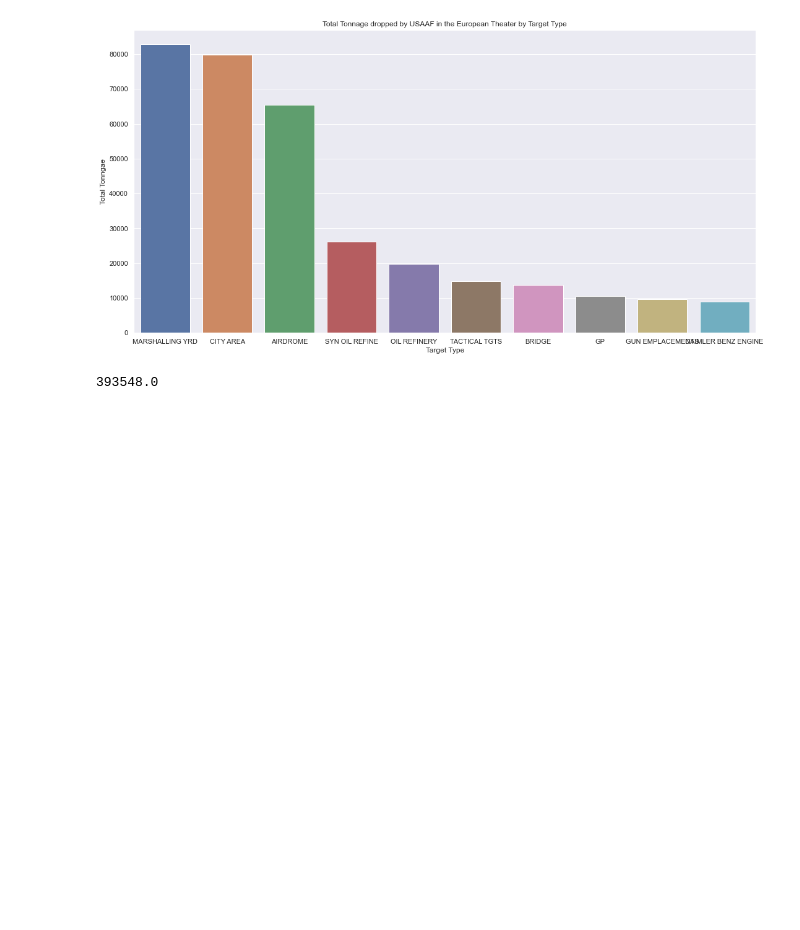
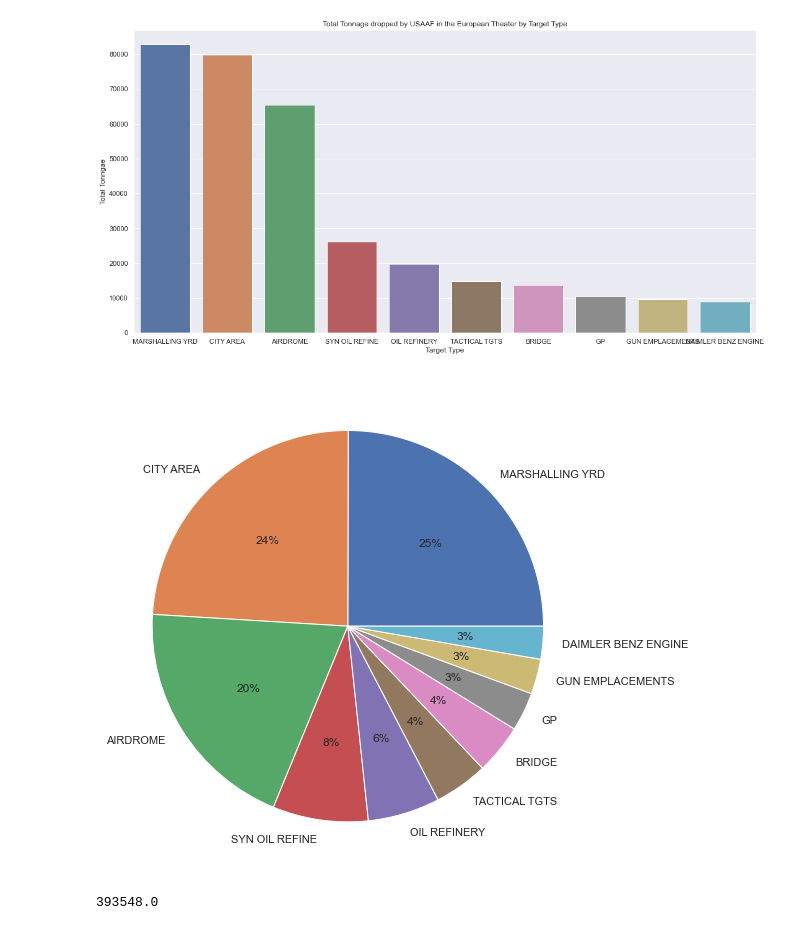
Before and after one commit to sidmurthy/ww2bombing, a Jupyter notebook: bombing_analysis.ipynb, the cells around one changed output. Saved outputs shown, nothing was run; the diff lists cells and outputs as text; code cells hidden in the pictures; blank space fills up the shorter version.

Commit message:
Added pie chart.

```diff
--- a/bombing_analysis.ipynb
+++ b/bombing_analysis.ipynb
@@ -553,6 +551,10 @@ plt.xlabel('Target Type')
 plt.title('Total Tonnage dropped by USAAF in the European Theater by Target Type');
 # %% [output]
 [figure]
+# %%
+plt.pie(x=us_eur_top10_tons_per_tgt[('TOTAL_TONS', 'sum')], labels=us_eur_top10_tons_per_tgt['TGT_TYPE'], autopct='%.0f%%');
+# %% [output]
+[figure, added]
 # %%
 test = us_eur.groupby(by=['TGT_COUNTRY', 'TGT_TYPE']).sum()
 sum(test.loc['GERMANY','TOTAL_TONS'])
```
Also changed, not shown: parts of 1 cell of this notebook.
